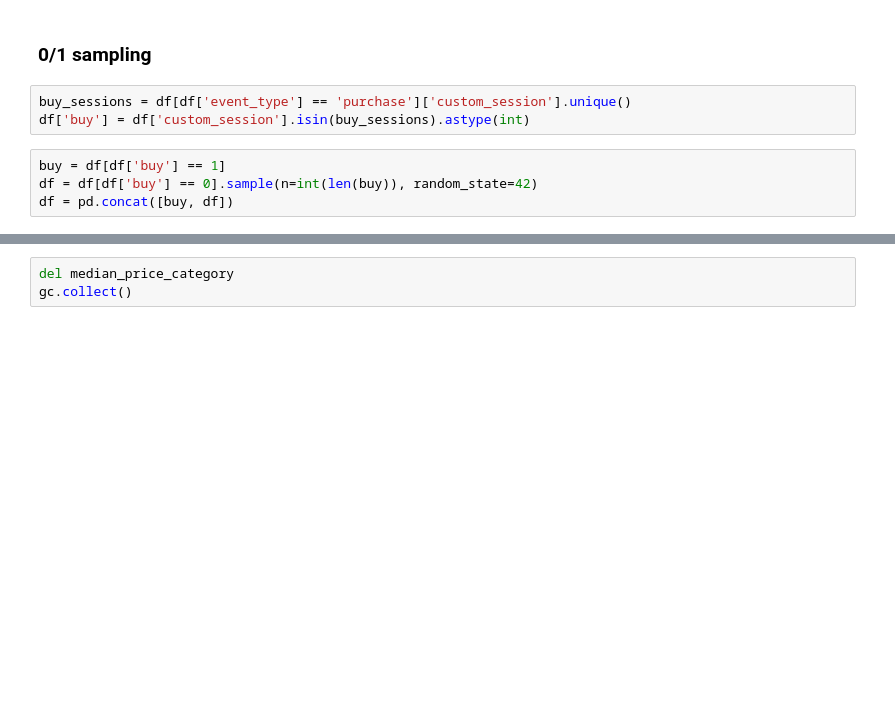
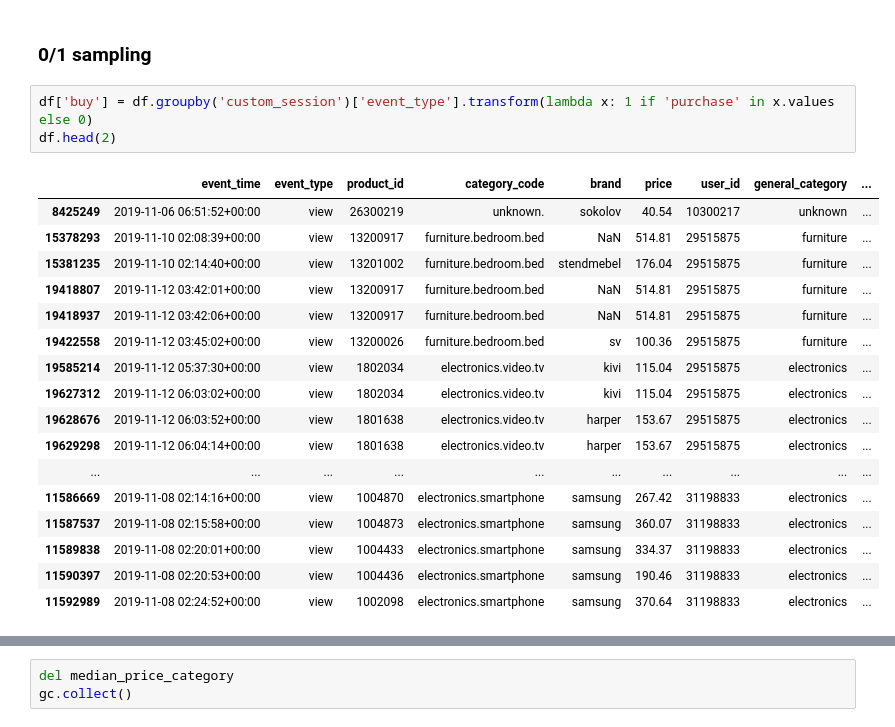
Before and after one commit to HyunsungRyu/Ecommerce_analysis, a Jupyter notebook: modeling/modeling_withSample.ipynb, the cells around one changed output, grey strips where cells are left out. Saved outputs shown, nothing was run; the diff lists cells and outputs as text; blank space fills up the shorter version.

```diff
--- a/modeling/modeling_withSample.ipynb
+++ b/modeling/modeling_withSample.ipynb
@@ -88,10 +100,24 @@ df.head(2)
 | 15378293 | 2019-11-10 02:08:39+00:00 | view | 13200917 | furniture.bedroom.bed | NaN | 514.81 | 29515875 | furniture | ... |
 # %% [markdown]
 ### 0/1 sampling
-# %%
-buy_sessions = df[df['event_type'] == 'purchase']['custom_session'].unique()
-df['buy'] = df['custom_session'].isin(buy_sessions).astype(int)
 # %%
-buy = df[df['buy'] == 1]
-df = df[df['buy'] == 0].sample(n=int(len(buy)), random_state=42)
-df = pd.concat([buy, df])
+df['buy'] = df.groupby('custom_session')['event_type'].transform(lambda x: 1 if 'purchase' in x.values else 0)
+df.head(2)
+# %% [output]
+|  | event_time | event_type | product_id | category_code | brand | price | user_id | general_category | ... |
+| 8425249 | 2019-11-06 06:51:52+00:00 | view | 26300219 | unknown. | sokolov | 40.54 | 10300217 | unknown | ... |
+| 15378293 | 2019-11-10 02:08:39+00:00 | view | 13200917 | furniture.bedroom.bed | NaN | 514.81 | 29515875 | furniture | ... |
+| 15381235 | 2019-11-10 02:14:40+00:00 | view | 13201002 | furniture.bedroom.bed | stendmebel | 176.04 | 29515875 | furniture | ... |
+| 19418807 | 2019-11-12 03:42:01+00:00 | view | 13200917 | furniture.bedroom.bed | NaN | 514.81 | 29515875 | furniture | ... |
+| 19418937 | 2019-11-12 03:42:06+00:00 | view | 13200917 | furniture.bedroom.bed | NaN | 514.81 | 29515875 | furniture | ... |
+| 19422558 | 2019-11-12 03:45:02+00:00 | view | 13200026 | furniture.bedroom.bed | sv | 100.36 | 29515875 | furniture | ... |
+| 19585214 | 2019-11-12 05:37:30+00:00 | view | 1802034 | electronics.video.tv | kivi | 115.04 | 29515875 | electronics | ... |
+| 19627312 | 2019-11-12 06:03:02+00:00 | view | 1802034 | electronics.video.tv | kivi | 115.04 | 29515875 | electronics | ... |
+| 19628676 | 2019-11-12 06:03:52+00:00 | view | 1801638 | electronics.video.tv | harper | 153.67 | 29515875 | electronics | ... |
+| 19629298 | 2019-11-12 06:04:14+00:00 | view | 1801638 | electronics.video.tv | harper | 153.67 | 29515875 | electronics | ... |
+| ... | ... | ... | ... | ... | ... | ... | ... | ... | ... |
+| 11586669 | 2019-11-08 02:14:16+00:00 | view | 1004870 | electronics.smartphone | samsung | 267.42 | 31198833 | electronics | ... |
+| 11587537 | 2019-11-08 02:15:58+00:00 | view | 1004873 | electronics.smartphone | samsung | 360.07 | 31198833 | electronics | ... |
+| 11589838 | 2019-11-08 02:20:01+00:00 | view | 1004433 | electronics.smartphone | samsung | 334.37 | 31198833 | electronics | ... |
+| 11590397 | 2019-11-08 02:20:53+00:00 | view | 1004436 | electronics.smartphone | samsung | 190.46 | 31198833 | electronics | ... |
+| 11592989 | 2019-11-08 02:24:52+00:00 | view | 1002098 | electronics.smartphone | samsung | 370.64 | 31198833 | electronics | ... |
```
Also changed, not shown: parts of 20 cells of this notebook, 3 other files.
